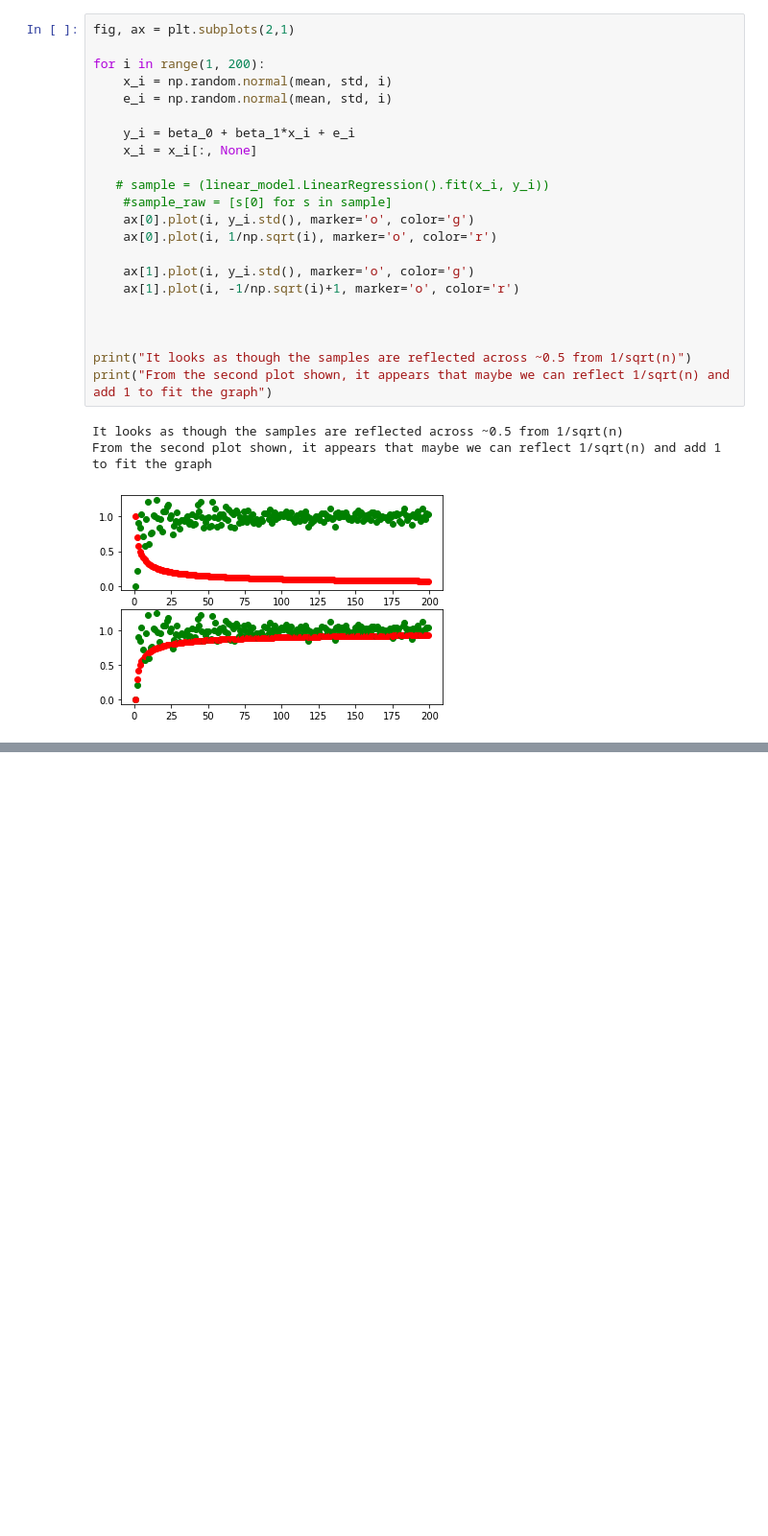
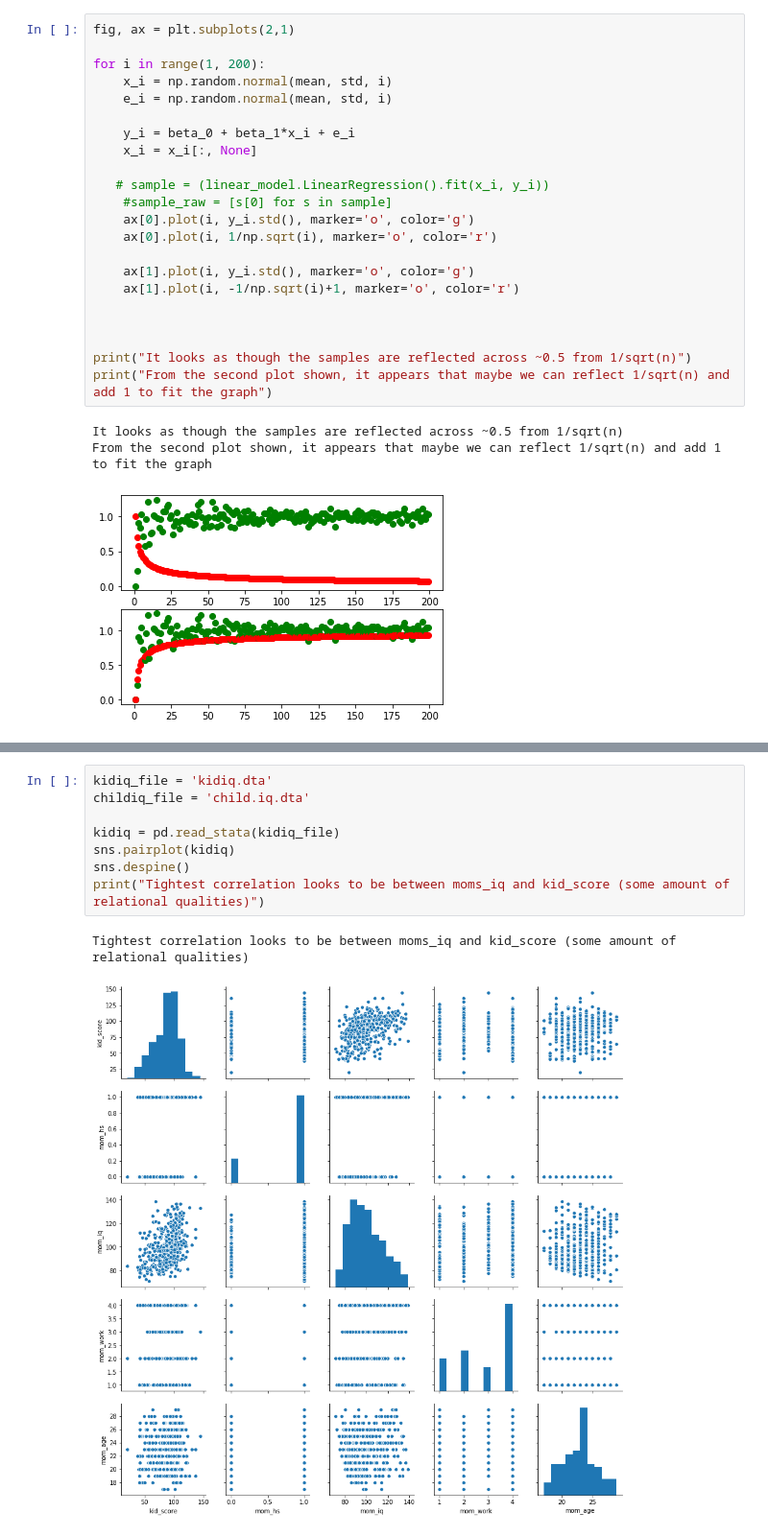
Before and after one commit to johnson0310/EE460J, a Jupyter notebook: lab2/Lab2.ipynb, the cells around one changed output, grey strips where cells are left out. Shown at 96% size. Drawn from its saved outputs; the diff is of its cells as text; blank space fills up the shorter version.

```diff
--- a/lab2/Lab2.ipynb
+++ b/lab2/Lab2.ipynb
@@ -295,0 +389,11 @@ From the second plot shown, it appears that maybe we can reflect 1/sqrt(n) and a
+# %%
+kidiq_file = 'kidiq.dta'
+childiq_file = 'child.iq.dta'
+
+kidiq = pd.read_stata(kidiq_file)
+sns.pairplot(kidiq)
+sns.despine()
+print("Tightest correlation looks to be between moms_iq and kid_score (some amount of relational qualities)")
+# %% [output]
+Tightest correlation looks to be between moms_iq and kid_score (some amount of relational qualities)
+[figure, added]
```
Also changed, not shown: parts of 15 cells of this notebook, 3 other files.
